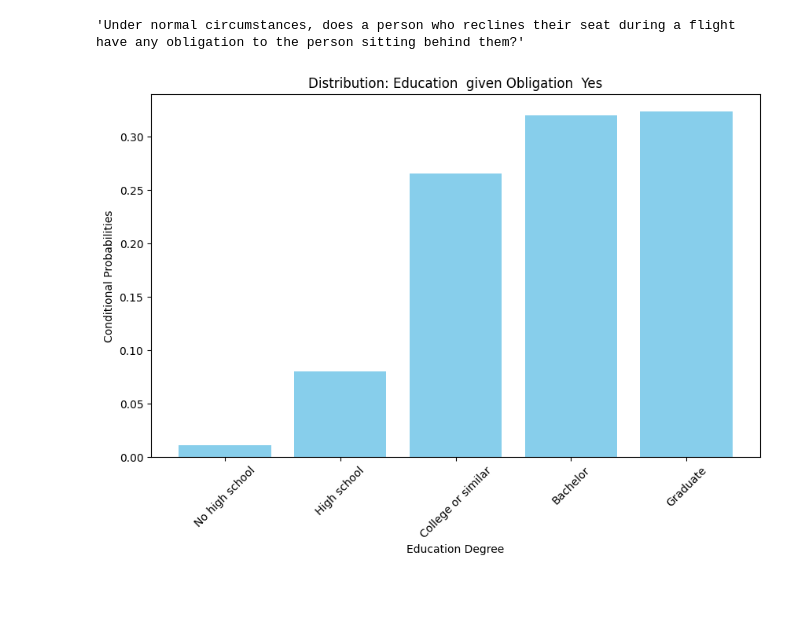
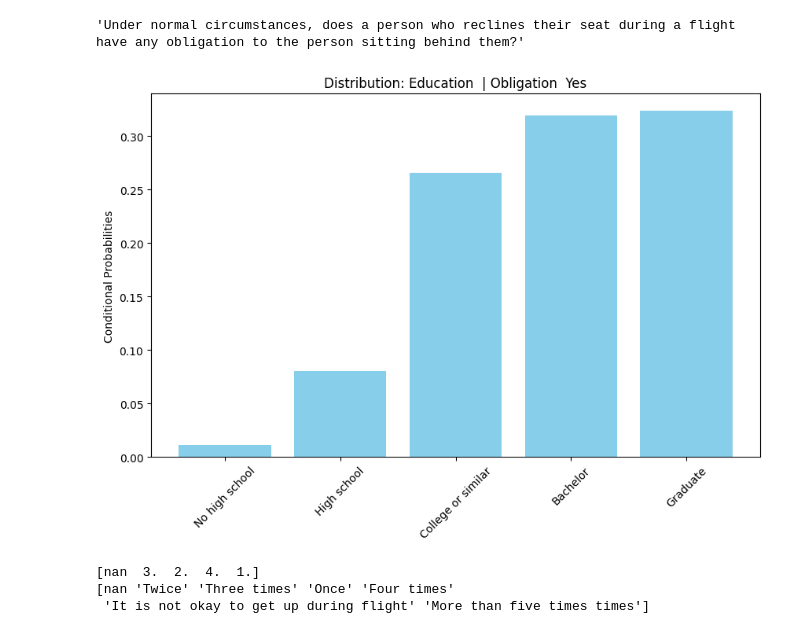
Before and after one commit to mloenker/flying-etiquette-data-lit, a Jupyter notebook: probabilities.ipynb, the cells around one changed output. Saved outputs shown, nothing was run; the diff lists cells and outputs as text; code cells hidden in the pictures; blank space fills up the shorter version.

Commit message:
added´plotting function

```diff
--- a/probabilities.ipynb
+++ b/probabilities.ipynb
@@ -104,30 +104,40 @@ education_obligation.reset_index().columns[0]
 # %%
 from features_trans_back import features_trans_back_shortened as ftbs
 from features_trans_back import question_short as qs
 
 
 def plot_conditional_probs(df, condition, ftbs, qs):
     # Data for the plot
     categories = ftbs(df.keys().name)
     categories_labels = list(categories.values())
 
-    event_qs = qs((df.keys().name))
+    event_qs = df.keys().name
+
     condition_qs = df.reset_index().columns[0]
+
     # Creating the plot
     plt.figure(figsize=(10, 6))
     plt.bar(categories_labels, df.loc[condition], color='skyblue')
 
     # Adding title and labels
-    plt.title(f"Distribution: {qs(event_qs)}  given {qs(condition_qs)}  {ftbs(condition_qs, condition)}" )
-    plt.xlabel("Education Degree")
+    plt.title(f"Distribution: {qs(event_qs)}  | {qs(condition_qs)}  {ftbs(condition_qs, condition)}" )
+    # plt.xlabel("Education Degree")
     plt.ylabel("Conditional Probabilities")
 
     # Rotating the x-axis labels for better readability
     plt.xticks(rotation=45)
 
     # Display the plot
-    plt.show()
+    # plt.show()
 
 plot_conditional_probs(education_obligation, 1.0, ftbs, qs)
 # %% [output]
-[figure, old version]
+[figure, new version]
+# %%
+print(df["On a 6 hour flight from NYC to LA, how many times is it acceptable to get up if you're not in an aisle seat?"].unique())
+df_2 = pd.read_csv('flying-etiquette.csv')
+print(df_2["On a 6 hour flight from NYC to LA, how many times is it acceptable to get up if you're not in an aisle seat?"].unique())
+# %% [output]
+[nan  3.  2.  4.  1.]
+[nan 'Twice' 'Three times' 'Once' 'Four times'
+ 'It is not okay to get up during flight' 'More than five times times']
```
Also changed, not shown: parts of 2 cells of this notebook.
